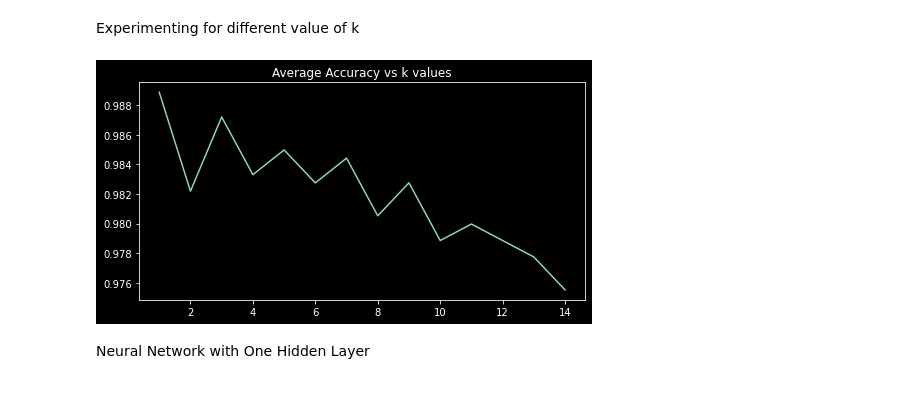
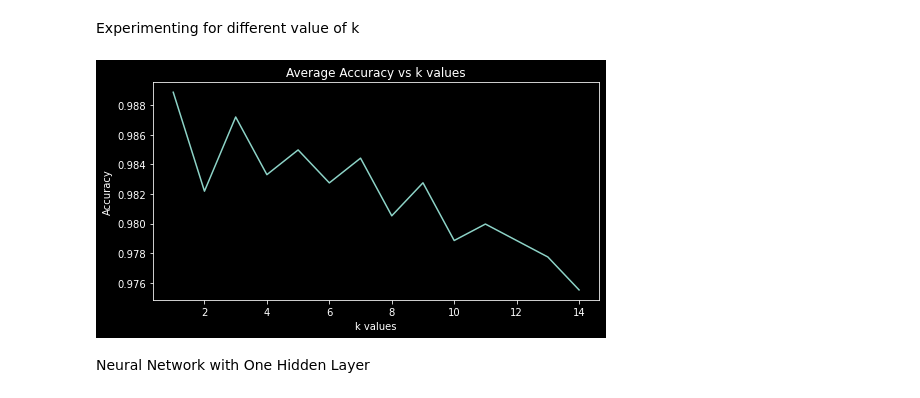
Before and after one commit to TelRich/Handwritten-_Digits_Classifier, a Jupyter notebook: image_data.ipynb, the cells around one changed output. Saved outputs shown, nothing was run; the diff lists cells and outputs as text; code cells hidden in the pictures.

```diff
--- a/image_data.ipynb
+++ b/image_data.ipynb
@@ -110,17 +108,19 @@ Experimenting for different value of k
 # %%
 K_vals = list(range(1,15))
 knn_accuracy = []
 
 for k in K_vals:
     k_accuracy = cross_validate(k)
     k_avg_accuracy = np.mean(k_accuracy)
     knn_accuracy.append(k_avg_accuracy)
 
 plt.figure(figsize=(8,4))
 plt.title("Average Accuracy vs k values")
 plt.plot(K_vals, knn_accuracy)
+plt.xlabel('k values')
+plt.ylabel('Accuracy')
 plt.show()
 # %% [output]
-[figure, old version]
+[figure, new version]
 # %% [markdown]
 Neural Network with One Hidden Layer
```
Also changed, not shown: parts of 10 cells of this notebook.
